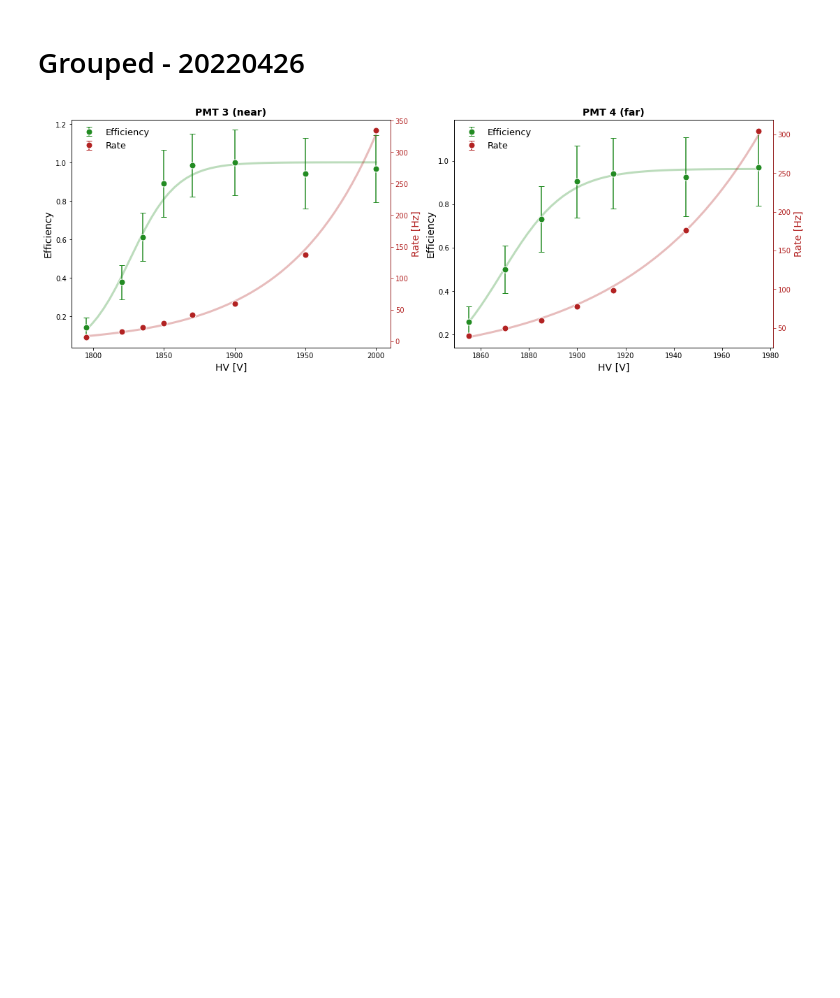
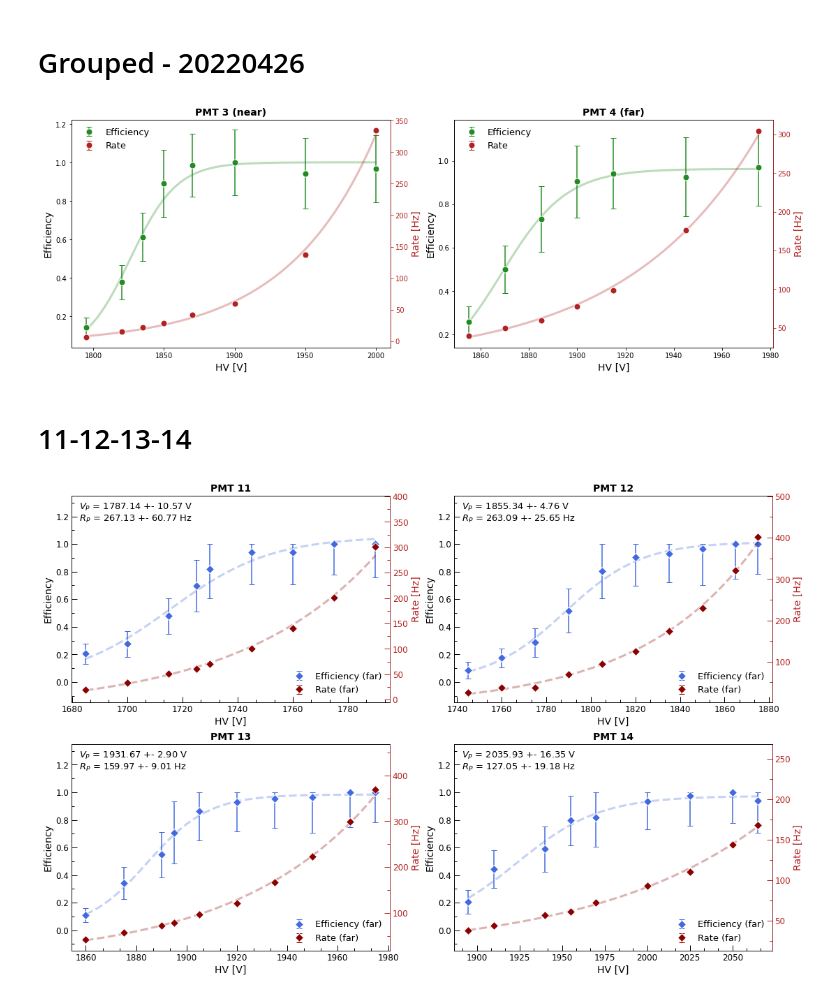
Before and after one commit to trRiccardo/MuonLifetime, a Jupyter notebook: data_PMT/analysis.ipynb, the cells around one changed output. Saved outputs shown, nothing was run; the diff lists cells and outputs as text; code cells hidden in the pictures; blank space fills up the shorter version.

```diff
--- a/data_PMT/analysis.ipynb
+++ b/data_PMT/analysis.ipynb
@@ -539,3 +656,21 @@ plot_efficiency(ax[1], files[1], titles[1], False)
 fig.savefig("plots/plot_20220426.pdf")
 # %% [output]
 [figure]
+# %% [markdown]
+# 11-12-13-14
+# %%
+# data
+titles = ["PMT 11", "PMT 12", "PMT 13", "PMT 14"]
+
+files = ["data_PMT11_far.dat", "data_PMT12_far.dat","data_PMT13_far.dat","data_PMT14_far.dat",]
+# plot
+fig, ax = plt.subplots(figsize=(18, 12), ncols=2, nrows=2)
+plot_efficiency_single(ax[0, 0], files[0], titles[0], "results_PMT.txt")
+plot_efficiency_single(ax[0, 1], files[1], titles[1], "results_PMT.txt")
+plot_efficiency_single(ax[1, 0], files[2], titles[2], "results_PMT.txt")
+plot_efficiency_single(ax[1, 1], files[3], titles[3], "results_PMT.txt")
+
+# save
+fig.savefig("plots/plot_12-13-14-11.pdf")
+# %% [output]
+[figure, added]
```
Also changed, not shown: parts of 5 cells of this notebook, 7 other files.
